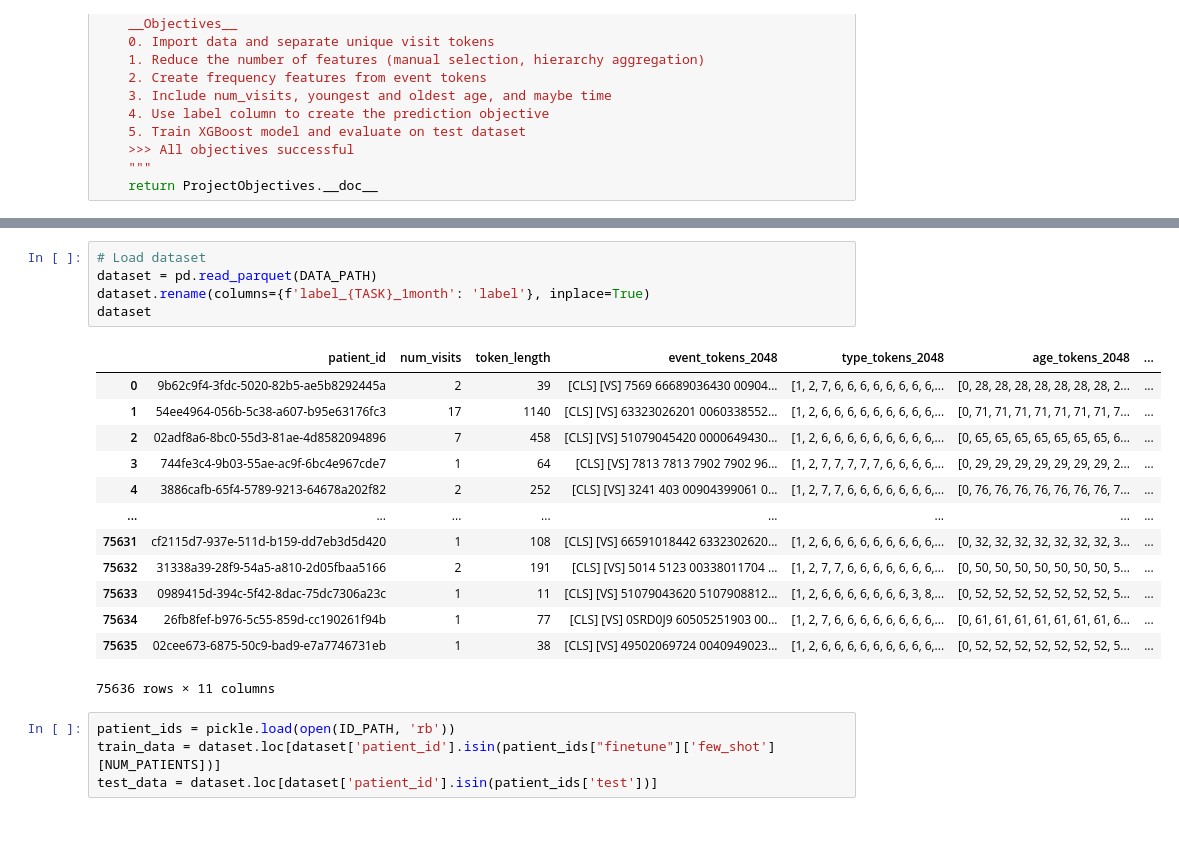
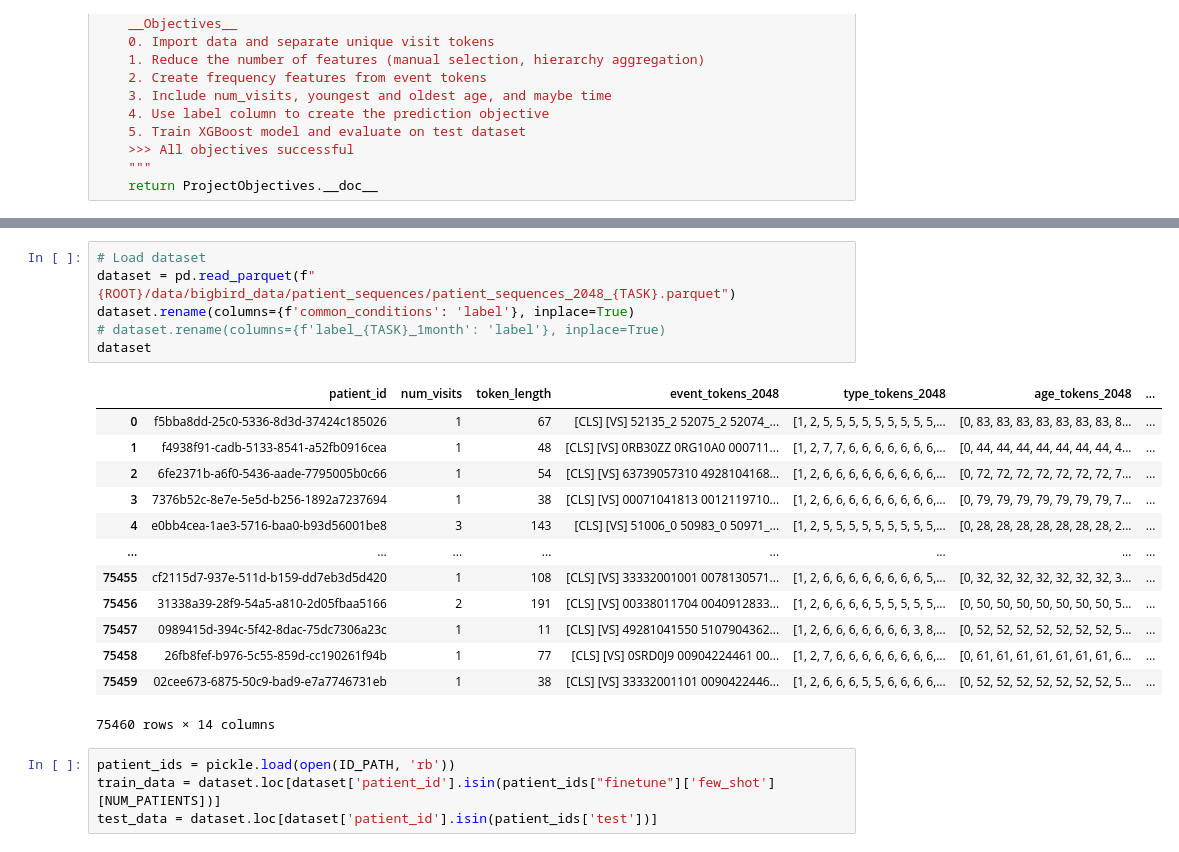
Before and after one commit to VectorInstitute/odyssey, a Jupyter notebook: models/baseline/XGBoost.ipynb, the cells around one changed output, grey strips where cells are left out. Saved outputs shown, nothing was run; the diff lists cells and outputs as text.

```diff
--- a/models/baseline/XGBoost.ipynb
+++ b/models/baseline/XGBoost.ipynb
@@ -59,23 +59,24 @@ FREQ_MATRIX_TRAIN = f"{DATA_ROOT}/patient_freq_matrix/{TASK}/patient_freq_matrix
 FREQ_MATRIX_TEST = f"{DATA_ROOT}/patient_freq_matrix/{TASK}/patient_freq_matrix_test.npz"
 # %%
 # Load dataset
-dataset = pd.read_parquet(DATA_PATH)
-dataset.rename(columns={f'label_{TASK}_1month': 'label'}, inplace=True)
+dataset = pd.read_parquet(f"{ROOT}/data/bigbird_data/patient_sequences/patient_sequences_2048_{TASK}.parquet")
+dataset.rename(columns={f'common_conditions': 'label'}, inplace=True)
+# dataset.rename(columns={f'label_{TASK}_1month': 'label'}, inplace=True)
 dataset
 # %% [output]
 |  | patient_id | num_visits | token_length | event_tokens_2048 | type_tokens_2048 | age_tokens_2048 | ... |
-| 0 | 9b62c9f4-3fdc-5020-82b5-ae5b8292445a | 2 | 39 | [CLS] [VS] 7569 66689036430 00904... | [1, 2, 7, 6, 6, 6, 6, 6, 6, 6, 6,... | [0, 28, 28, 28, 28, 28, 28, 28, 2... | ... |
-| 1 | 54ee4964-056b-5c38-a607-b95e63176fc3 | 17 | 1140 | [CLS] [VS] 63323026201 0060338552... | [1, 2, 6, 6, 6, 6, 6, 6, 6, 6, 6,... | [0, 71, 71, 71, 71, 71, 71, 71, 7... | ... |
-| 2 | 02adf8a6-8bc0-55d3-81ae-4d8582094896 | 7 | 458 | [CLS] [VS] 51079045420 0000649430... | [1, 2, 6, 6, 6, 6, 6, 6, 6, 6, 6,... | [0, 65, 65, 65, 65, 65, 65, 65, 6... | ... |
-| 3 | 744fe3c4-9b03-55ae-ac9f-6bc4e967cde7 | 1 | 64 | [CLS] [VS] 7813 7813 7902 7902 96... | [1, 2, 7, 7, 7, 7, 7, 6, 6, 6, 6,... | [0, 29, 29, 29, 29, 29, 29, 29, 2... | ... |
-| 4 | 3886cafb-65f4-5789-9213-64678a202f82 | 2 | 252 | [CLS] [VS] 3241 403 00904399061 0... | [1, 2, 7, 7, 6, 6, 6, 6, 6, 6, 6,... | [0, 76, 76, 76, 76, 76, 76, 76, 7... | ... |
+| 0 | f5bba8dd-25c0-5336-8d3d-37424c185026 | 1 | 67 | [CLS] [VS] 52135_2 52075_2 52074_... | [1, 2, 5, 5, 5, 5, 5, 5, 5, 5, 5,... | [0, 83, 83, 83, 83, 83, 83, 83, 8... | ... |
+| 1 | f4938f91-cadb-5133-8541-a52fb0916cea | 1 | 48 | [CLS] [VS] 0RB30ZZ 0RG10A0 000711... | [1, 2, 7, 7, 6, 6, 6, 6, 6, 6, 6,... | [0, 44, 44, 44, 44, 44, 44, 44, 4... | ... |
+| 2 | 6fe2371b-a6f0-5436-aade-7795005b0c66 | 1 | 54 | [CLS] [VS] 63739057310 4928104168... | [1, 2, 6, 6, 6, 6, 6, 6, 6, 6, 6,... | [0, 72, 72, 72, 72, 72, 72, 72, 7... | ... |
+| 3 | 7376b52c-8e7e-5e5d-b256-1892a7237694 | 1 | 38 | [CLS] [VS] 00071041813 0012119710... | [1, 2, 6, 6, 6, 6, 6, 6, 6, 6, 6,... | [0, 79, 79, 79, 79, 79, 79, 79, 7... | ... |
+| 4 | e0bb4cea-1ae3-5716-baa0-b93d56001be8 | 3 | 143 | [CLS] [VS] 51006_0 50983_0 50971_... | [1, 2, 5, 5, 5, 5, 5, 5, 5, 5, 5,... | [0, 28, 28, 28, 28, 28, 28, 28, 2... | ... |
 | ... | ... | ... | ... | ... | ... | ... | ... |
-| 75631 | cf2115d7-937e-511d-b159-dd7eb3d5d420 | 1 | 108 | [CLS] [VS] 66591018442 6332302620... | [1, 2, 6, 6, 6, 6, 6, 6, 6, 6, 6,... | [0, 32, 32, 32, 32, 32, 32, 32, 3... | ... |
-| 75632 | 31338a39-28f9-54a5-a810-2d05fbaa5166 | 2 | 191 | [CLS] [VS] 5014 5123 00338011704 ... | [1, 2, 7, 7, 6, 6, 6, 6, 6, 6, 6,... | [0, 50, 50, 50, 50, 50, 50, 50, 5... | ... |
-| 75633 | 0989415d-394c-5f42-8dac-75dc7306a23c | 1 | 11 | [CLS] [VS] 51079043620 5107908812... | [1, 2, 6, 6, 6, 6, 6, 6, 6, 3, 8,... | [0, 52, 52, 52, 52, 52, 52, 52, 5... | ... |
-| 75634 | 26fb8fef-b976-5c55-859d-cc190261f94b | 1 | 77 | [CLS] [VS] 0SRD0J9 60505251903 00... | [1, 2, 7, 6, 6, 6, 6, 6, 6, 6, 6,... | [0, 61, 61, 61, 61, 61, 61, 61, 6... | ... |
-| 75635 | 02cee673-6875-50c9-bad9-e7a7746731eb | 1 | 38 | [CLS] [VS] 49502069724 0040949023... | [1, 2, 6, 6, 6, 6, 6, 6, 6, 6, 6,... | [0, 52, 52, 52, 52, 52, 52, 52, 5... | ... |
+| 75455 | cf2115d7-937e-511d-b159-dd7eb3d5d420 | 1 | 108 | [CLS] [VS] 33332001001 0078130571... | [1, 2, 6, 6, 6, 6, 6, 6, 6, 6, 5,... | [0, 32, 32, 32, 32, 32, 32, 32, 3... | ... |
+| 75456 | 31338a39-28f9-54a5-a810-2d05fbaa5166 | 2 | 191 | [CLS] [VS] 00338011704 0040912833... | [1, 2, 6, 6, 6, 6, 5, 5, 5, 5, 5,... | [0, 50, 50, 50, 50, 50, 50, 50, 5... | ... |
+| 75457 | 0989415d-394c-5f42-8dac-75dc7306a23c | 1 | 11 | [CLS] [VS] 49281041550 5107904362... | [1, 2, 6, 6, 6, 6, 6, 6, 6, 3, 8,... | [0, 52, 52, 52, 52, 52, 52, 52, 5... | ... |
+| 75458 | 26fb8fef-b976-5c55-859d-cc190261f94b | 1 | 77 | [CLS] [VS] 0SRD0J9 00904224461 00... | [1, 2, 7, 6, 6, 6, 6, 6, 6, 6, 6,... | [0, 61, 61, 61, 61, 61, 61, 61, 6... | ... |
+| 75459 | 02cee673-6875-50c9-bad9-e7a7746731eb | 1 | 38 | [CLS] [VS] 33332001101 0090422446... | [1, 2, 6, 6, 6, 5, 5, 6, 6, 6, 6,... | [0, 52, 52, 52, 52, 52, 52, 52, 5... | ... |
-75636 rows × 11 columns
+75460 rows × 14 columns
 # %%
 patient_ids = pickle.load(open(ID_PATH, 'rb'))
 train_data = dataset.loc[dataset['patient_id'].isin(patient_ids["finetune"]['few_shot'][NUM_PATIENTS])]
```
Also changed, not shown: parts of 11 cells of this notebook, 6 other files.
